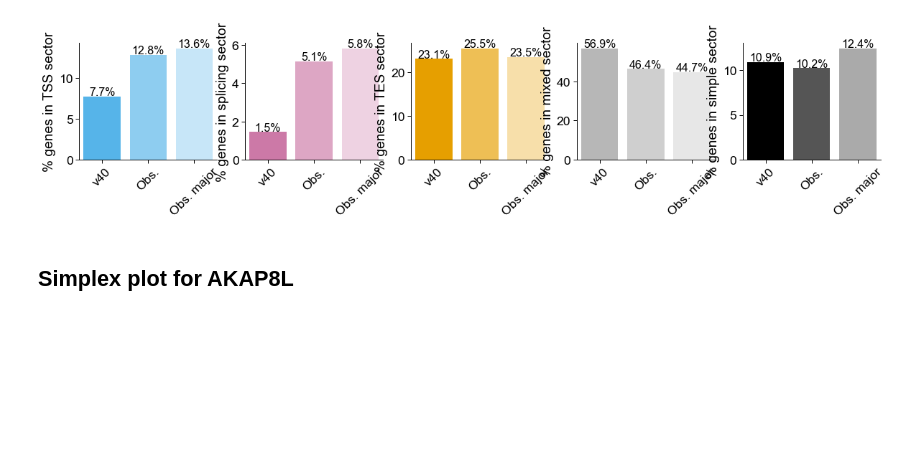
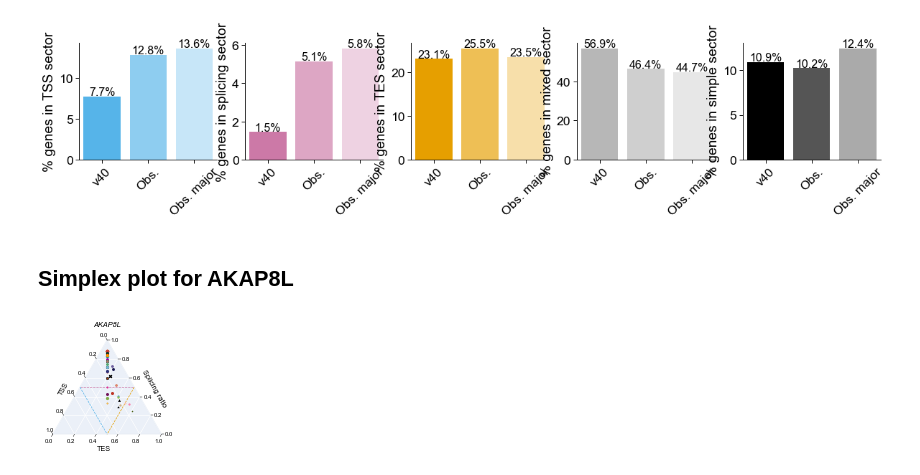
Before and after one commit to fairliereese/rnawg, a Jupyter notebook: figures/fig_3_gtsx/fig_3.ipynb, the cells around one changed output. Saved outputs shown, nothing was run; the diff lists cells and outputs as text; code cells hidden in the pictures; blank space fills up the shorter version.

```diff
--- a/figures/fig_3_gtsx/fig_3.ipynb
+++ b/figures/fig_3_gtsx/fig_3.ipynb
@@ -187,9 +67,32 @@ figsize changed
 [figure]
 # %% [markdown]
 ## Simplex plot for AKAP8L
+# %%
+def get_human_centroids(ca, source=None, ver=None, gene_subset=None):
+    # compute centroid for each sample / gene pairing for the different sources
+    df = ca.triplets.loc[(ca.triplets.source == source)].copy(deep=True)
+    df = cerberus.compute_simplex_coords(df, 'splicing_ratio')
+    keep_cols = ['gname', 'gid', 'tss_ratio', 'tes_ratio', 'spl_ratio', 'n_iso']
+    df = df[keep_cols]
+    df = df.groupby(['gname', 'gid']).mean().reset_index()
+    df = assign_sector(df)
+
+    # only protein coding genes
+    gene_df, _, _ = get_gtf_info(how='gene', ver=ver, add_stable_gid=True)
+    gene_df = gene_df[['gid_stable', 'biotype']]
+    df = df.merge(gene_df, how='left', left_on='gid', right_on='gid_stable')
+    df = df.loc[df.biotype==gene_subset]
+
+    return df
 # %%
-def plot_obs_human_simplex(h5, gene, fig_dir):
+def plot_obs_human_simplex_with_centroid(h5, gene, fig_dir, **kwargs):
     ca = cerberus.read(h5)
+
+    # add centroid as coord
+    cent_df = get_human_centroids(ca, **kwargs)
+    cent_df['source'] = 'sample_det_centroid'
+    ca.triplets = pd.concat([ca.triplets, cent_df], axis=0)
+
     # human
     c_dict, order = get_biosample_colors()
     c_dict[np.nan] = 'k'
@@ -207,9 +110,14 @@ def plot_obs_human_simplex(h5, gene, fig_dir):
                 legend=False,
                 jitter=True,
                 subset={'source': ['v40', 'obs_det', 'sample_det', 'sample_det_centroid']},
-                size_scale=0.5,
+                size_scale=0.2,
                 fname=fname)
 # %%
-plot_obs_human_simplex(cerberus_h5,
+plot_obs_human_simplex_with_centroid(cerberus_h5,
                   'AKAP8L',
-                  'figures/')
+                  'figures/',
+                  source='sample_det',
+                  gene_subset=gene_subset,
+                  ver=ver)
+# %% [output]
+[figure, added]
```
Also changed, not shown: parts of 11 cells of this notebook, 3 other files.
